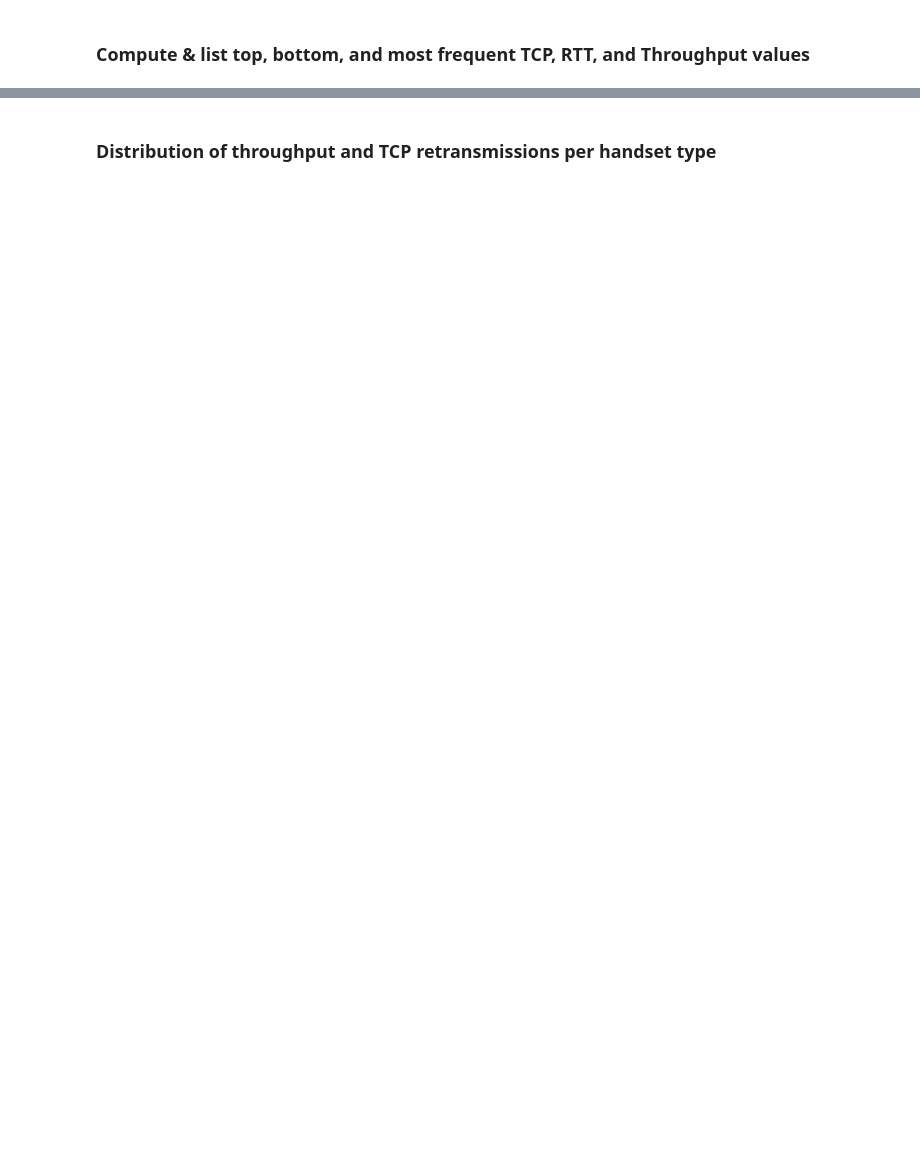
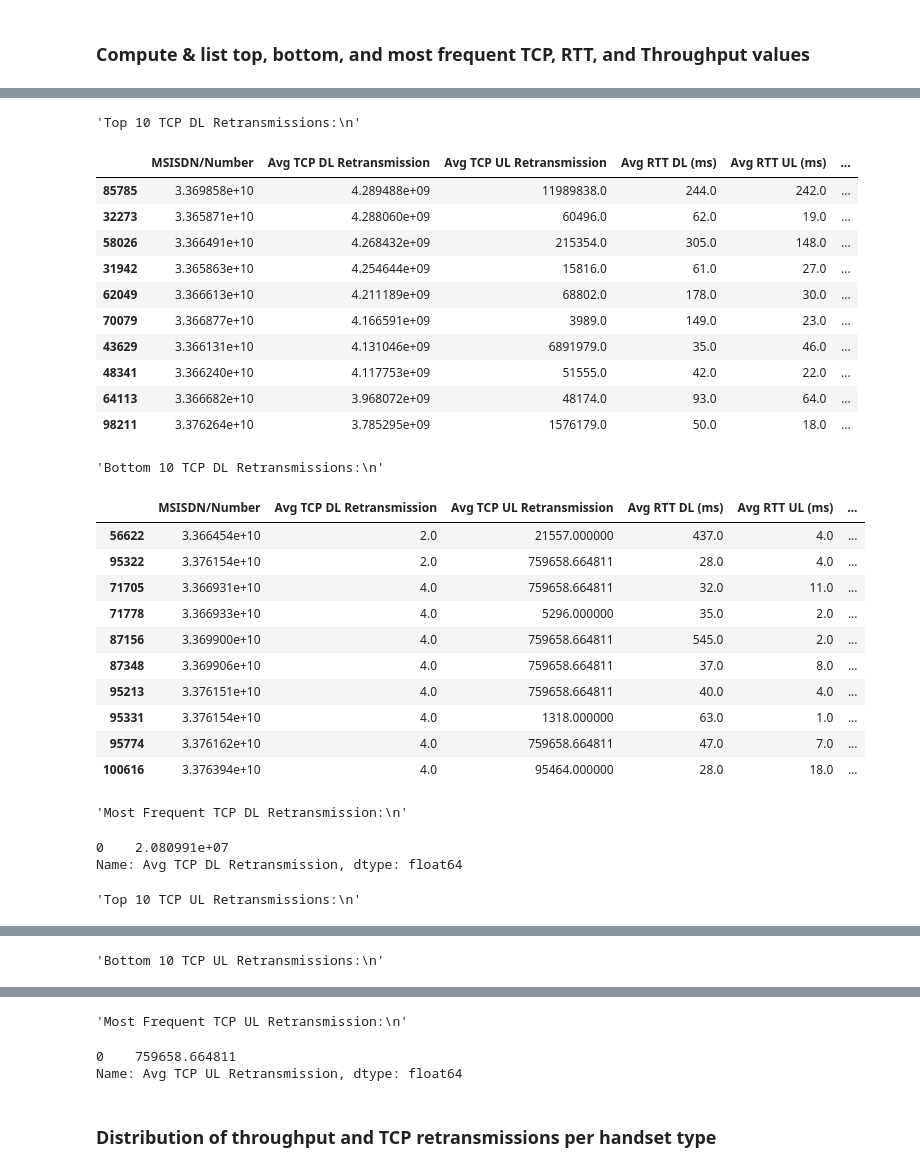
Before and after one commit to yohannestayez/Telecommunication-dataset-analysis, a Jupyter notebook: notebooks/Task3.ipynb, the cells around one changed output, grey strips where cells are left out. Cells and saved outputs as stored; diff of their text form; code cells hidden in the pictures; blank space fills up the shorter version.

Commit message:
task3 update

```diff
--- a/notebooks/Task3.ipynb
+++ b/notebooks/Task3.ipynb
@@ -46,0 +7,4 @@ print(df.head())
+# %%
+
+df=fetch_data('telecom', 'postgres', 'root' , 'localhost', 'xdr_data')
+display(df.head())
@@ -66,30 +38,3 @@ Index(['Bearer Id', 'Start', 'Start ms', 'End', 'End ms', 'Dur. (ms)', 'IMSI',
       dtype='object')
 # %% [markdown]
 ### Handle missing values and aggregate per customer
-# %%
-# Task 3.1 -
-# Fill missing values with the mean for TCP Retransmission, RTT, and Throughput
-df['TCP DL Retrans. Vol (Bytes)'].fillna(df['TCP DL Retrans. Vol (Bytes)'].mean(), inplace=True)
-df['TCP UL Retrans. Vol (Bytes)'].fillna(df['TCP UL Retrans. Vol (Bytes)'].mean(), inplace=True)
-df['Avg RTT DL (ms)'].fillna(df['Avg RTT DL (ms)'].mean(), inplace=True)
-df['Avg RTT UL (ms)'].fillna(df['Avg RTT UL (ms)'].mean(), inplace=True)
-df['Avg Bearer TP DL (kbps)'].fillna(df['Avg Bearer TP DL (kbps)'].mean(), inplace=True)
-df['Avg Bearer TP UL (kbps)'].fillna(df['Avg Bearer TP UL (kbps)'].mean(), inplace=True)
-
-# Aggregate per customer
-agg_data = df.groupby('MSISDN/Number').agg({
-    'TCP DL Retrans. Vol (Bytes)': 'mean',
-    'TCP UL Retrans. Vol (Bytes)': 'mean',
-    'Avg RTT DL (ms)': 'mean',
-    'Avg RTT UL (ms)': 'mean',
-    'Avg Bearer TP DL (kbps)': 'mean',
-    'Avg Bearer TP UL (kbps)': 'mean',
-    'Handset Type': 'first'
-}).reset_index()
-
-# Rename columns for clarity
-agg_data.columns = ['MSISDN/Number', 'Avg TCP DL Retransmission', 'Avg TCP UL Retransmission',
-                    'Avg RTT DL (ms)', 'Avg RTT UL (ms)', 'Avg Throughput DL (kbps)',
-                    'Avg Throughput UL (kbps)', 'Handset Type']
-
-print(agg_data.head())
@@ -133,0 +41,3 @@ For example, when doing 'df[col].method(value, inplace=True)', try using 'df.met
+# %%
+agg_data = process_telecom_data(df)
+display(agg_data.head())
@@ -169,0 +70,39 @@ Name: Avg TCP DL Retransmission, dtype: float64
+# %%
+tcp_results = analyze_tcp_retransmissions(agg_data)
+
+display("Top 10 TCP DL Retransmissions:\n", tcp_results["top_tcp_dl"])
+display("Bottom 10 TCP DL Retransmissions:\n", tcp_results["bottom_tcp_dl"])
+display("Most Frequent TCP DL Retransmission:\n", tcp_results["most_frequent_tcp_dl"])
+
+display("Top 10 TCP UL Retransmissions:\n", tcp_results["top_tcp_ul"])
+display("Bottom 10 TCP UL Retransmissions:\n", tcp_results["bottom_tcp_ul"])
+display("Most Frequent TCP UL Retransmission:\n", tcp_results["most_frequent_tcp_ul"])
+# %% [output]
+'Top 10 TCP DL Retransmissions:\n'
+|  | MSISDN/Number | Avg TCP DL Retransmission | Avg TCP UL Retransmission | Avg RTT DL (ms) | Avg RTT UL (ms) | ... |
+| 85785 | 3.369858e+10 | 4.289488e+09 | 11989838.0 | 244.0 | 242.0 | ... |
+| 32273 | 3.365871e+10 | 4.288060e+09 | 60496.0 | 62.0 | 19.0 | ... |
+| 58026 | 3.366491e+10 | 4.268432e+09 | 215354.0 | 305.0 | 148.0 | ... |
+| 31942 | 3.365863e+10 | 4.254644e+09 | 15816.0 | 61.0 | 27.0 | ... |
+| 62049 | 3.366613e+10 | 4.211189e+09 | 68802.0 | 178.0 | 30.0 | ... |
+| 70079 | 3.366877e+10 | 4.166591e+09 | 3989.0 | 149.0 | 23.0 | ... |
+| 43629 | 3.366131e+10 | 4.131046e+09 | 6891979.0 | 35.0 | 46.0 | ... |
+| 48341 | 3.366240e+10 | 4.117753e+09 | 51555.0 | 42.0 | 22.0 | ... |
+| 64113 | 3.366682e+10 | 3.968072e+09 | 48174.0 | 93.0 | 64.0 | ... |
+| 98211 | 3.376264e+10 | 3.785295e+09 | 1576179.0 | 50.0 | 18.0 | ... |
+'Bottom 10 TCP DL Retransmissions:\n'
+|  | MSISDN/Number | Avg TCP DL Retransmission | Avg TCP UL Retransmission | Avg RTT DL (ms) | Avg RTT UL (ms) | ... |
+| 56622 | 3.366454e+10 | 2.0 | 21557.000000 | 437.0 | 4.0 | ... |
+| 95322 | 3.376154e+10 | 2.0 | 759658.664811 | 28.0 | 4.0 | ... |
+| 71705 | 3.366931e+10 | 4.0 | 759658.664811 | 32.0 | 11.0 | ... |
+| 71778 | 3.366933e+10 | 4.0 | 5296.000000 | 35.0 | 2.0 | ... |
+| 87156 | 3.369900e+10 | 4.0 | 759658.664811 | 545.0 | 2.0 | ... |
+| 87348 | 3.369906e+10 | 4.0 | 759658.664811 | 37.0 | 8.0 | ... |
+| 95213 | 3.376151e+10 | 4.0 | 759658.664811 | 40.0 | 4.0 | ... |
+| 95331 | 3.376154e+10 | 4.0 | 1318.000000 | 63.0 | 1.0 | ... |
+| 95774 | 3.376162e+10 | 4.0 | 759658.664811 | 47.0 | 7.0 | ... |
+| 100616 | 3.376394e+10 | 4.0 | 95464.000000 | 28.0 | 18.0 | ... |
+'Most Frequent TCP DL Retransmission:\n'
+0    2.080991e+07
+Name: Avg TCP DL Retransmission, dtype: float64
+'Top 10 TCP UL Retransmissions:\n'
@@ -169,0 +120 @@ Name: Avg TCP DL Retransmission, dtype: float64
+'Bottom 10 TCP UL Retransmissions:\n'
@@ -170,2 +132,5 @@ Name: Avg TCP DL Retransmission, dtype: float64
+'Most Frequent TCP UL Retransmission:\n'
+0    759658.664811
+Name: Avg TCP UL Retransmission, dtype: float64
 # %% [markdown]
 ### Distribution of throughput and TCP retransmissions per handset type
```
Also changed, not shown: parts of 14 cells of this notebook, 1 other file.
